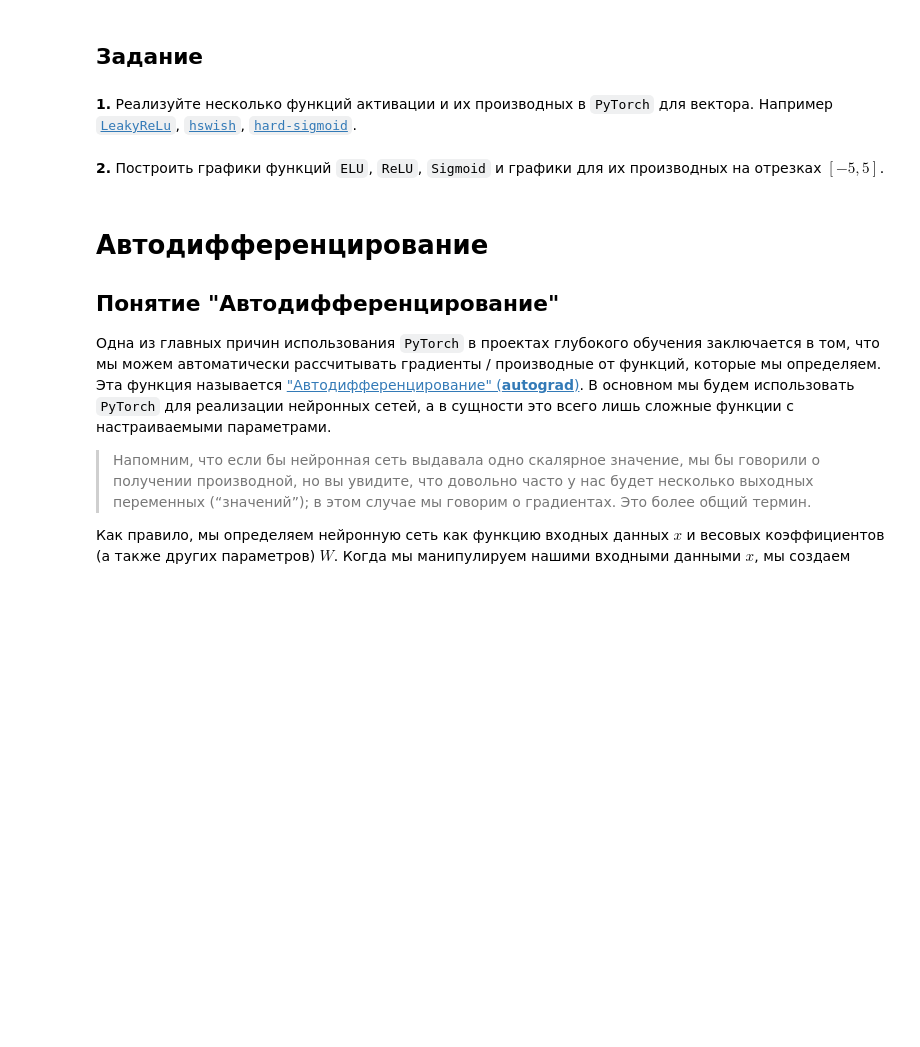
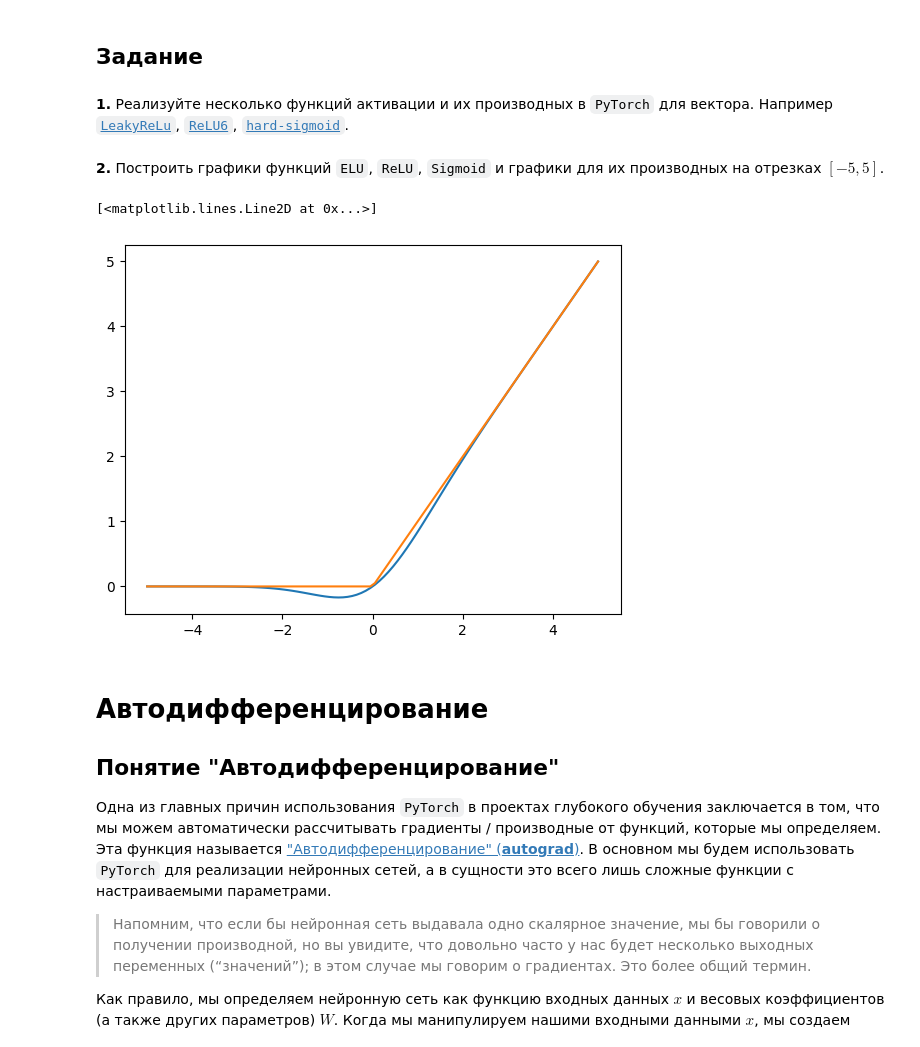
Before and after one commit to MVRonkin/Deep-Learning-Foundation-Course, a Jupyter notebook: 2024/WS_1_PyTorch_Intro.ipynb, the cells around one changed output. Drawn from its saved outputs; the diff is of its cells as text; code cells hidden in the pictures; blank space fills up the shorter version.

Commit message:
hard level

```diff
--- a/2024/WS_1_PyTorch_Intro.ipynb
+++ b/2024/WS_1_PyTorch_Intro.ipynb
@@ -706,9 +753,22 @@ tensor([[[-0.2072, -0.4225],
 # %% [markdown]
 ## Задание
 # %% [markdown]
-**1.** Реализуйте несколько функций активации и их производных в `PyTorch` для вектора. Например [`LeakyReLu`](https://paperswithcode.com/method/leaky-relu), [`hswish`](https://paperswithcode.com/method/hard-swish), [`hard-sigmoid`](https://paperswithcode.com/method/hard-sigmoid).
+**1.** Реализуйте несколько функций активации и их производных в `PyTorch` для вектора. Например [`LeakyReLu`](https://paperswithcode.com/method/leaky-relu), [`ReLU6`](https://paperswithcode.com/method/relu6), [`hard-sigmoid`](https://paperswithcode.com/method/hard-sigmoid).
 # %% [markdown]
 **2.** Построить графики функций `ELU`, `ReLU`, `Sigmoid` и графики для их производных на отрезках $[-5,5]$.
+# %%
+x = torch.linspace(-5,5,100)
+x_np = x.data.numpy()
+y = torch.nn.functional.gelu(x)
+y_np = y.data.cpu().numpy()
+plt.plot(x_np,y_np)
+
+y = torch.nn.functional.relu(x)
+y_np = y.data.cpu().numpy()
+plt.plot(x_np,y_np)
+# %% [output]
+[<matplotlib.lines.Line2D at 0x...>]
+[figure, added]
 # %% [markdown]
 # Автодифференцирование
 ## Понятие "Автодифференцирование"
```
Also changed, not shown: parts of 33 cells of this notebook, 10 other files.
